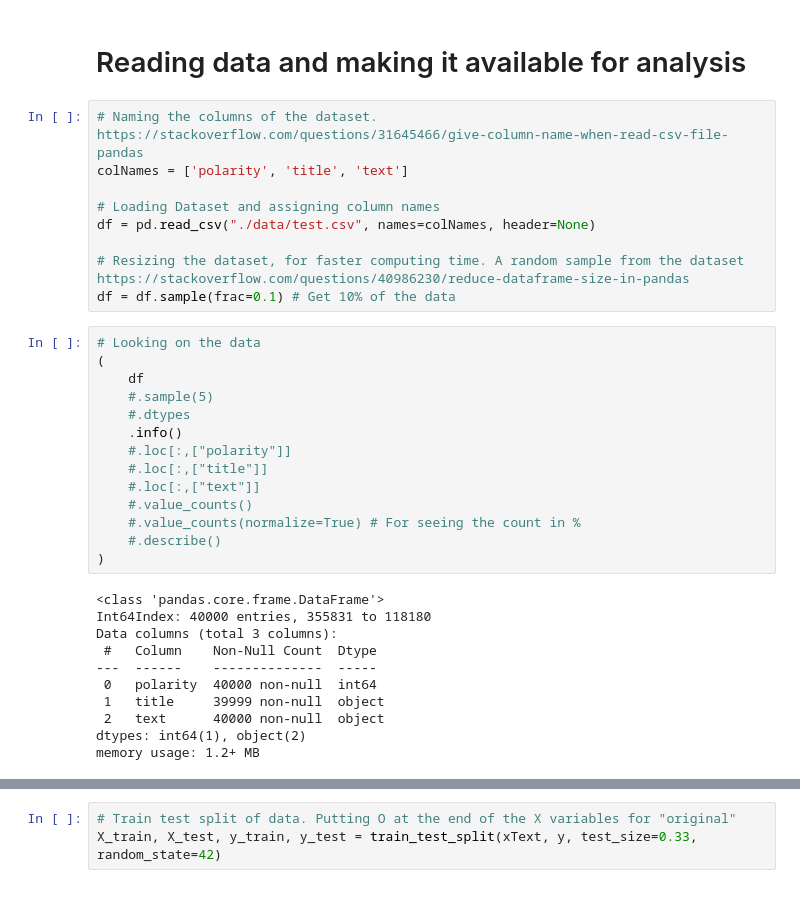
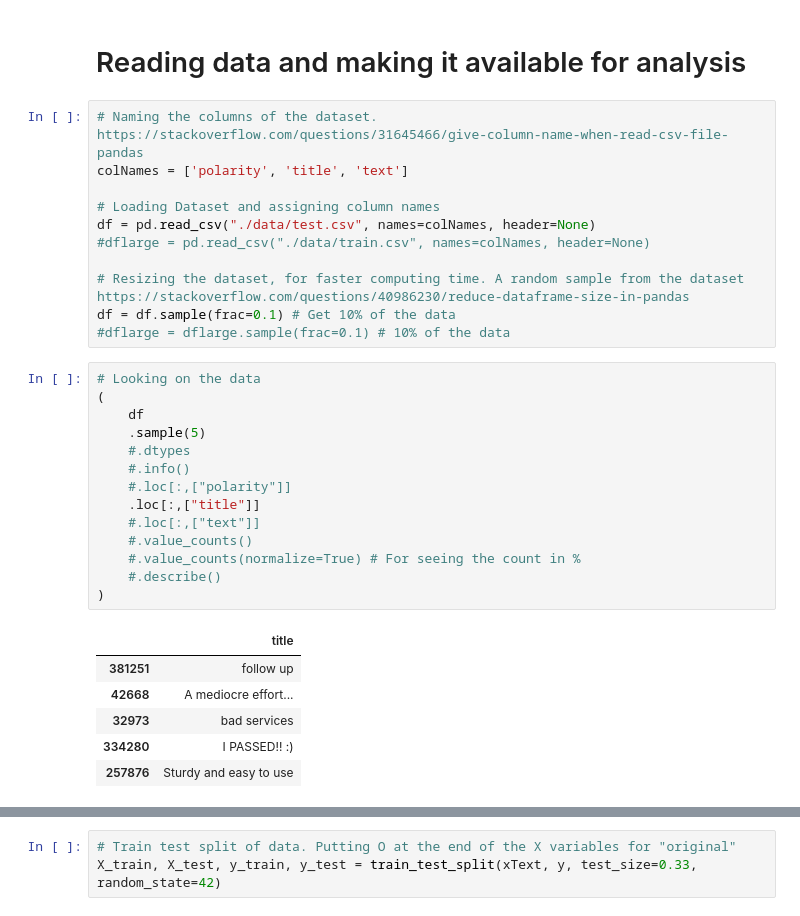
Before and after one commit to anda19ad/AI-ML-2023-Group-project, a Jupyter notebook: amazonMain.ipynb, the cells around one changed output, grey strips where cells are left out. Cells and saved outputs as stored; diff of their text form.

```diff
--- a/amazonMain.ipynb
+++ b/amazonMain.ipynb
@@ -38,31 +38,29 @@ colNames = ['polarity', 'title', 'text']
 
 # Loading Dataset and assigning column names
 df = pd.read_csv("./data/test.csv", names=colNames, header=None)
+#dflarge = pd.read_csv("./data/train.csv", names=colNames, header=None)
 
 # Resizing the dataset, for faster computing time. A random sample from the dataset https://stackoverflow.com/questions/40986230/reduce-dataframe-size-in-pandas
 df = df.sample(frac=0.1) # Get 10% of the data
+#dflarge = dflarge.sample(frac=0.1) # 10% of the data
 # %%
 # Looking on the data
 (
     df
-    #.sample(5)
+    .sample(5)
     #.dtypes
-    .info()
+    #.info()
     #.loc[:,["polarity"]]
-    #.loc[:,["title"]]
+    .loc[:,["title"]]
     #.loc[:,["text"]]
     #.value_counts()
     #.value_counts(normalize=True) # For seeing the count in %
     #.describe()
 )
 # %% [output]
-<class 'pandas.core.frame.DataFrame'>
-Int64Index: 40000 entries, 355831 to 118180
-Data columns (total 3 columns):
- #   Column    Non-Null Count  Dtype
----  ------    --------------  -----
- 0   polarity  40000 non-null  int64
- 1   title     39999 non-null  object
- 2   text      40000 non-null  object
-dtypes: int64(1), object(2)
-memory usage: 1.2+ MB
+|  | title |
+| 381251 | follow up |
+| 42668 | A mediocre effort... |
+| 32973 | bad services |
+| 334280 | I PASSED!! :) |
+| 257876 | Sturdy and easy to use |
```
Also changed, not shown: parts of 51 cells of this notebook.
